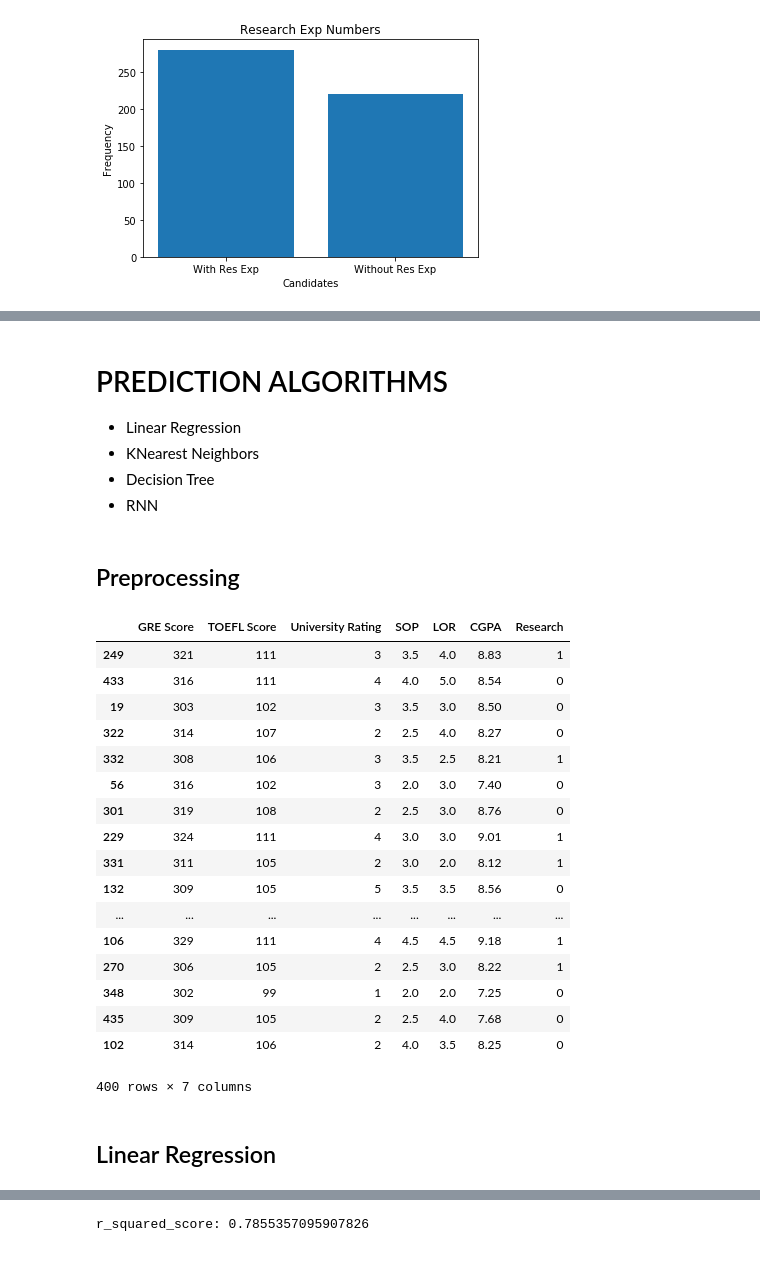
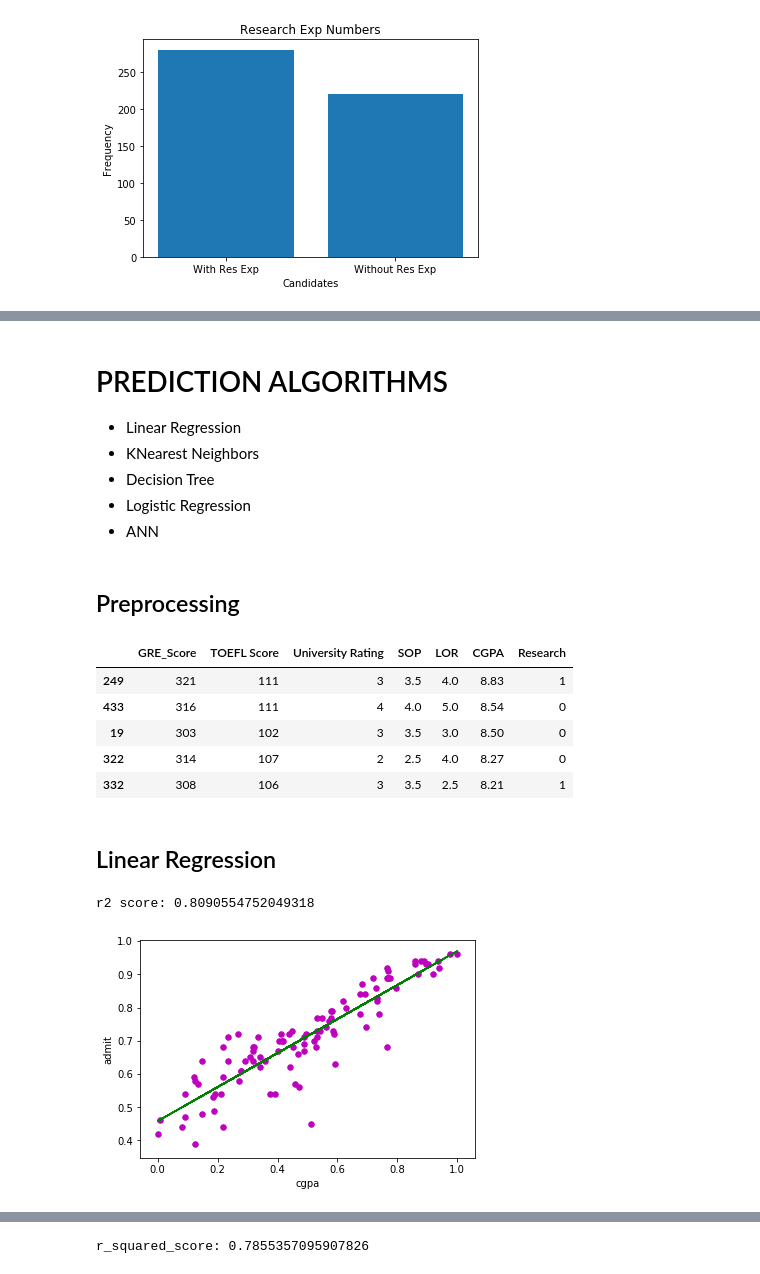
Before and after one commit to 18abhinavkumar/graduate-admissions-algos, a Jupyter notebook: Grad Admissions - Exploration and Prediction.ipynb, the cells around one changed output, grey strips where cells are left out. Cells and saved outputs as stored; diff of their text form; code cells hidden in the pictures.

```diff
--- a/Grad Admissions - Exploration and Prediction.ipynb
+++ b/Grad Admissions - Exploration and Prediction.ipynb
@@ -120,7 +122,8 @@ plt.show()
 * Linear Regression
 * KNearest Neighbors
 * Decision Tree
-* RNN
+* Logistic Regression
+* ANN
 # %% [markdown]
 ## Preprocessing
 # %%
@@ -134,28 +137,16 @@ x = data.drop(["Chance of Admit"],axis=1)
 # %%
 #Seperating training and test data
 from sklearn.model_selection import train_test_split
 
 x_train, x_test, y_train, y_test = train_test_split(x,y,test_size = 0.2, random_state = 42)
-x_train
+x_train.head()
 # %% [output]
-|  | GRE Score | TOEFL Score | University Rating | SOP | LOR | CGPA | Research |
+|  | GRE_Score | TOEFL Score | University Rating | SOP | LOR | CGPA | Research |
 | 249 | 321 | 111 | 3 | 3.5 | 4.0 | 8.83 | 1 |
 | 433 | 316 | 111 | 4 | 4.0 | 5.0 | 8.54 | 0 |
 | 19 | 303 | 102 | 3 | 3.5 | 3.0 | 8.50 | 0 |
 | 322 | 314 | 107 | 2 | 2.5 | 4.0 | 8.27 | 0 |
 | 332 | 308 | 106 | 3 | 3.5 | 2.5 | 8.21 | 1 |
-| 56 | 316 | 102 | 3 | 2.0 | 3.0 | 7.40 | 0 |
-| 301 | 319 | 108 | 2 | 2.5 | 3.0 | 8.76 | 0 |
-| 229 | 324 | 111 | 4 | 3.0 | 3.0 | 9.01 | 1 |
-| 331 | 311 | 105 | 2 | 3.0 | 2.0 | 8.12 | 1 |
-| 132 | 309 | 105 | 5 | 3.5 | 3.5 | 8.56 | 0 |
-| ... | ... | ... | ... | ... | ... | ... | ... |
-| 106 | 329 | 111 | 4 | 4.5 | 4.5 | 9.18 | 1 |
-| 270 | 306 | 105 | 2 | 2.5 | 3.0 | 8.22 | 1 |
-| 348 | 302 | 99 | 1 | 2.0 | 2.0 | 7.25 | 0 |
-| 435 | 309 | 105 | 2 | 2.5 | 4.0 | 7.68 | 0 |
-| 102 | 314 | 106 | 2 | 4.0 | 3.5 | 8.25 | 0 |
-400 rows × 7 columns
 # %%
 from sklearn.preprocessing import MinMaxScaler
 
@@ -164,6 +155,44 @@ x_train = scalerX.fit_transform(x_train[x_train.columns])
 x_test = scalerX.fit_transform(x_test[x_test.columns])
 # %% [markdown]
 ## Linear Regression
+# %%
+#CGPA has highest correlation (from heatmap)
+cg = x_train[:,5]
+y = y_train
+
+from sklearn.metrics import r2_score
+
+def estimate_coef(x, y):
+    n = np.size(x)
+
+    m_x, m_y = np.mean(x), np.mean(y)
+
+    SS_xy = np.sum(y*x) - n*m_y*m_x
+    SS_xx = np.sum(x*x) - n*m_x*m_x
+
+    # calculating regression coefficients
+    b_1 = SS_xy / SS_xx
+    b_0 = m_y - b_1*m_x
+
+    return(b_0, b_1)
+
+def plot_line(x, y, b):
+    plt.scatter(x, y, color = "m",
+               marker = "o", s = 30)
+    y_pred = b[0] + b[1]*x
+    #print("Test val: ", y)
+    #print("Predictions: ", y_pred)
+    print(f"r2 score: {r2_score(y,y_pred)}")
+    plt.plot(x, y_pred, color = "g")
+    plt.xlabel('cgpa')
+    plt.ylabel('admit')
+    plt.show()
+
+b = estimate_coef(x_test[:,5],y_test)
+plot_line(x_test[:,5], y_test, b)
+# %% [output]
+r2 score: 0.8090554752049318
+[figure, added]
 # %%
 from sklearn.linear_model import LinearRegression
 lr = LinearRegression()
```
Also changed, not shown: parts of 21 cells of this notebook.
